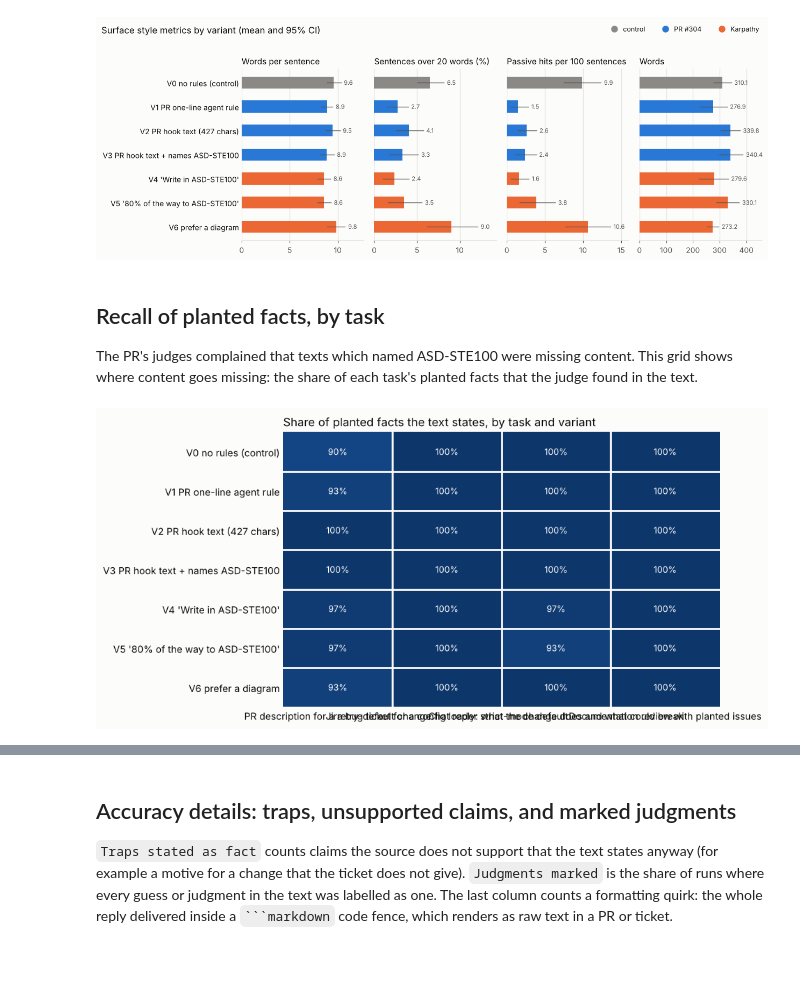
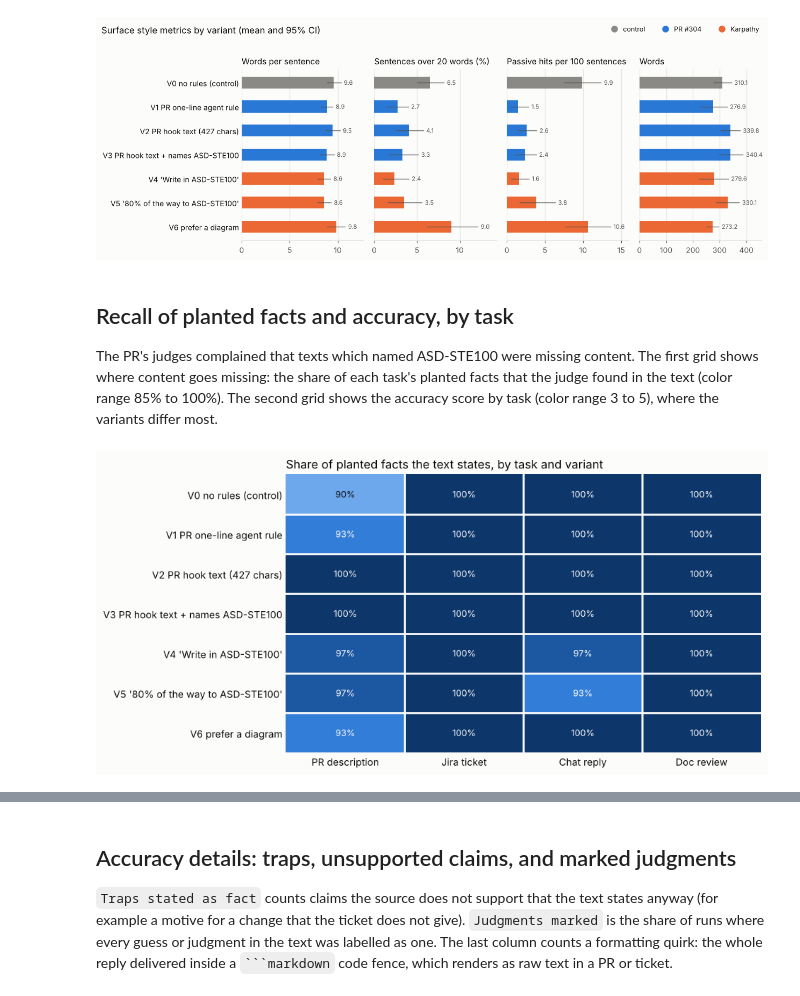
Before and after one commit to aflaxman/ai_assisted_research, a Jupyter notebook: writing_style_variants/variants_notebook.ipynb, the cells around one changed output, grey strips where cells are left out. Saved outputs shown, nothing was run; the diff lists cells and outputs as text; code cells hidden in the pictures; blank space fills up the shorter version.

```diff
--- a/writing_style_variants/variants_notebook.ipynb
+++ b/writing_style_variants/variants_notebook.ipynb
@@ -128,13 +128,18 @@ fig = bar_panels(
 # %% [output]
 [figure]
 # %% [markdown]
-## Recall of planted facts, by task
+## Recall of planted facts and accuracy, by task
 
-The PR's judges complained that texts which named ASD-STE100 were missing content. This grid shows where content goes missing: the share of each task's planted facts that the judge found in the text.
+The PR's judges complained that texts which named ASD-STE100 were missing content. The first grid shows where content goes missing: the share of each task's planted facts that the judge found in the text (color range 85% to 100%). The second grid shows the accuracy score by task (color range 3 to 5), where the variants differ most.
 # %%
-piv = df.pivot_table(index="variant_label", columns="task", values="facts_recall", aggfunc="mean", observed=True)
-piv = piv.loc[[VARIANTS[v]["label"] for v in VORDER]]
-piv.columns = [TASKS[t]["title"] for t in piv.columns]
-fig = heatmap(piv, "Share of planted facts the text states, by task and variant")
+from analyze import SHORT_TASK
+
+def grid(col):
+    piv = df.pivot_table(index="variant_label", columns="task", values=col, aggfunc="mean", observed=True)
+    piv = piv.loc[[VARIANTS[v]["label"] for v in VORDER]]
+    piv.columns = [SHORT_TASK[str(t)] for t in piv.columns]
+    return piv
+
+fig = heatmap(grid("facts_recall"), "Share of planted facts the text states, by task and variant", vmin=0.85, vmax=1.0)
 # %% [output]
-[figure, old version]
+[figure, new version]
```
Also changed, not shown: parts of 10 cells of this notebook, 6 other files.
